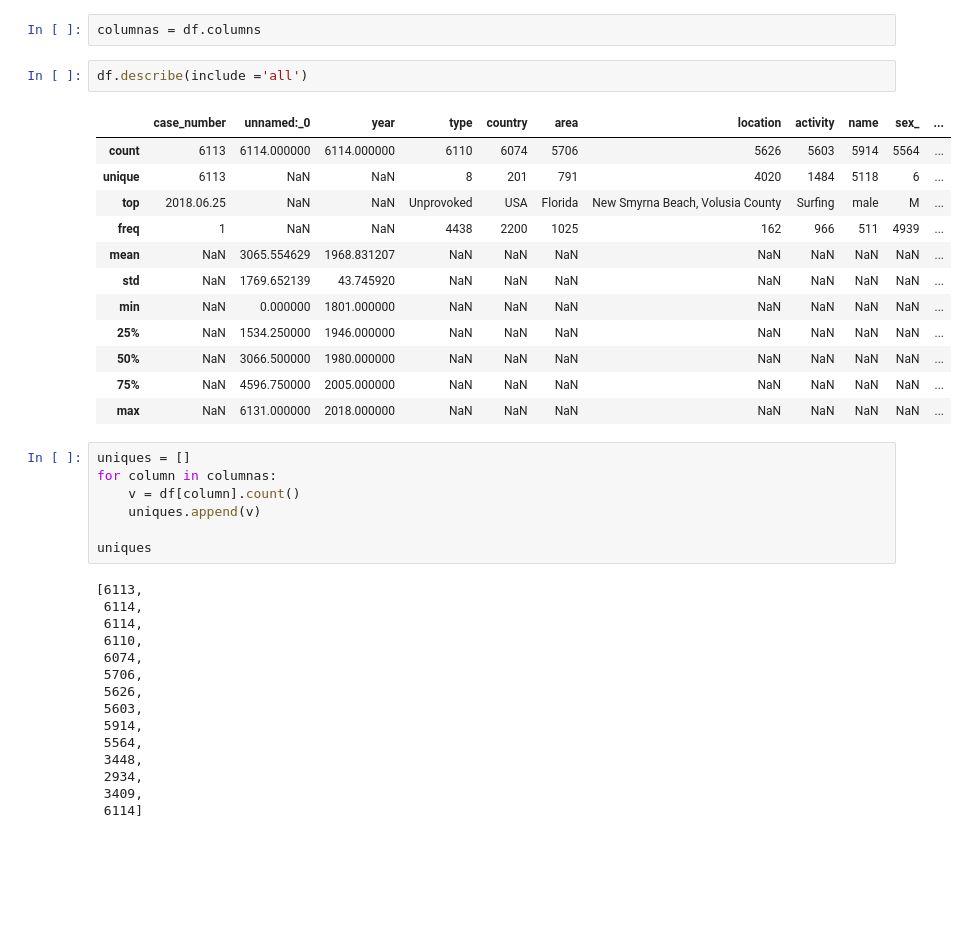
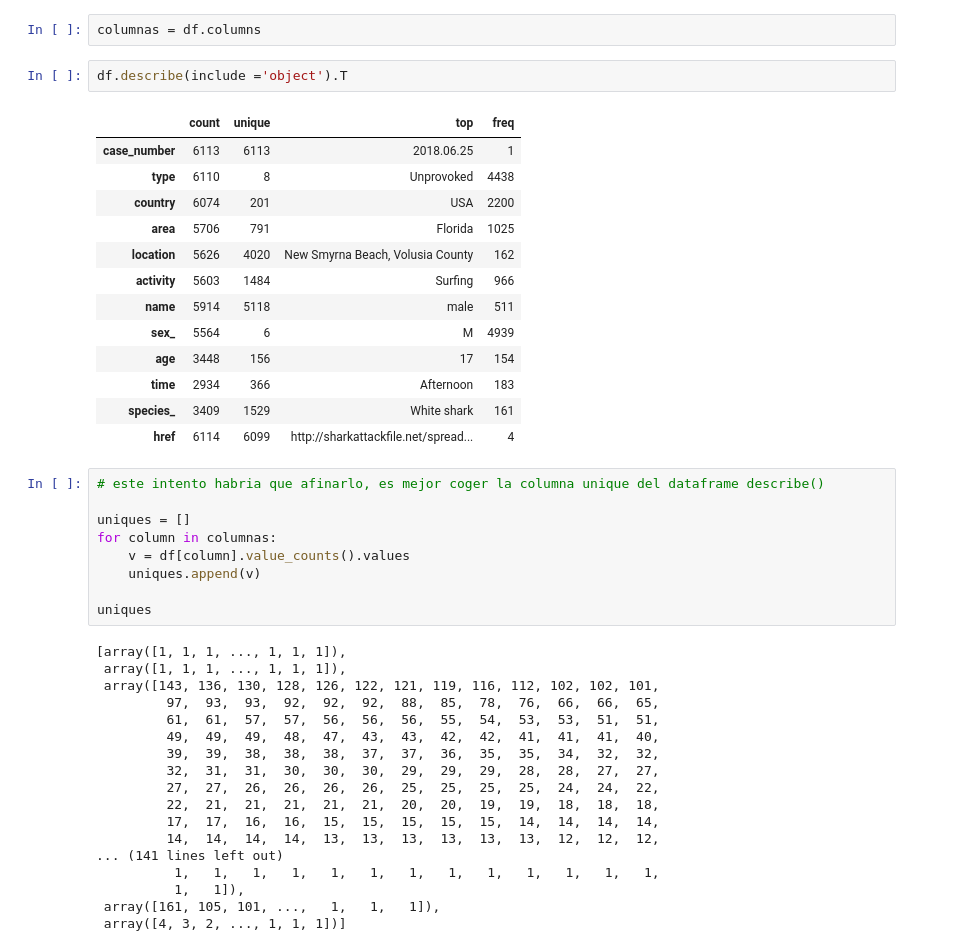
Before and after one commit to Adalab/DA-promo-b-modulo2-sprint-1-Antoanela-Chloe, a Jupyter notebook: visualizacion/pp-python-modulo-2-sprint-1-visualizacion-ejercicio-1-matplotlib1.ipynb, the cells around one changed output. Drawn from its saved outputs; the diff is of its cells as text; blank space fills up the shorter version.

```diff
--- a/visualizacion/pp-python-modulo-2-sprint-1-visualizacion-ejercicio-1-matplotlib1.ipynb
+++ b/visualizacion/pp-python-modulo-2-sprint-1-visualizacion-ejercicio-1-matplotlib1.ipynb
@@ -62,39 +62,45 @@ plt.show()
 # %%
 columnas = df.columns
 # %%
-df.describe(include ='all')
+df.describe(include ='object').T
 # %% [output]
-|  | case_number | unnamed:_0 | year | type | country | area | location | activity | name | sex_ | ... |
-| count | 6113 | 6114.000000 | 6114.000000 | 6110 | 6074 | 5706 | 5626 | 5603 | 5914 | 5564 | ... |
-| unique | 6113 | NaN | NaN | 8 | 201 | 791 | 4020 | 1484 | 5118 | 6 | ... |
-| top | 2018.06.25 | NaN | NaN | Unprovoked | USA | Florida | New Smyrna Beach, Volusia County | Surfing | male | M | ... |
-| freq | 1 | NaN | NaN | 4438 | 2200 | 1025 | 162 | 966 | 511 | 4939 | ... |
-| mean | NaN | 3065.554629 | 1968.831207 | NaN | NaN | NaN | NaN | NaN | NaN | NaN | ... |
-| std | NaN | 1769.652139 | 43.745920 | NaN | NaN | NaN | NaN | NaN | NaN | NaN | ... |
-| min | NaN | 0.000000 | 1801.000000 | NaN | NaN | NaN | NaN | NaN | NaN | NaN | ... |
-| 25% | NaN | 1534.250000 | 1946.000000 | NaN | NaN | NaN | NaN | NaN | NaN | NaN | ... |
-| 50% | NaN | 3066.500000 | 1980.000000 | NaN | NaN | NaN | NaN | NaN | NaN | NaN | ... |
-| 75% | NaN | 4596.750000 | 2005.000000 | NaN | NaN | NaN | NaN | NaN | NaN | NaN | ... |
-| max | NaN | 6131.000000 | 2018.000000 | NaN | NaN | NaN | NaN | NaN | NaN | NaN | ... |
+|  | count | unique | top | freq |
+| case_number | 6113 | 6113 | 2018.06.25 | 1 |
+| type | 6110 | 8 | Unprovoked | 4438 |
+| country | 6074 | 201 | USA | 2200 |
+| area | 5706 | 791 | Florida | 1025 |
+| location | 5626 | 4020 | New Smyrna Beach, Volusia County | 162 |
+| activity | 5603 | 1484 | Surfing | 966 |
+| name | 5914 | 5118 | male | 511 |
+| sex_ | 5564 | 6 | M | 4939 |
+| age | 3448 | 156 | 17 | 154 |
+| time | 2934 | 366 | Afternoon | 183 |
+| species_ | 3409 | 1529 | White shark | 161 |
+| href | 6114 | 6099 | http://sharkattackfile.net/spread... | 4 |
 # %%
+# este intento habria que afinarlo, es mejor coger la columna unique del dataframe describe()
+
 uniques = []
 for column in columnas:
-    v = df[column].count()
+    v = df[column].value_counts().values
     uniques.append(v)
 
 uniques
 # %% [output]
-[6113,
- 6114,
- 6114,
- 6110,
- 6074,
- 5706,
- 5626,
- 5603,
- 5914,
- 5564,
- 3448,
- 2934,
- 3409,
- 6114]
+[array([1, 1, 1, ..., 1, 1, 1]),
+ array([1, 1, 1, ..., 1, 1, 1]),
+ array([143, 136, 130, 128, 126, 122, 121, 119, 116, 112, 102, 102, 101,
+         97,  93,  93,  92,  92,  92,  88,  85,  78,  76,  66,  66,  65,
+         61,  61,  57,  57,  56,  56,  56,  55,  54,  53,  53,  51,  51,
+         49,  49,  49,  48,  47,  43,  43,  42,  42,  41,  41,  41,  40,
+         39,  39,  38,  38,  38,  37,  37,  36,  35,  35,  34,  32,  32,
+         32,  31,  31,  30,  30,  30,  29,  29,  29,  28,  28,  27,  27,
+         27,  27,  26,  26,  26,  26,  25,  25,  25,  25,  24,  24,  22,
+         22,  21,  21,  21,  21,  21,  20,  20,  19,  19,  18,  18,  18,
+         17,  17,  16,  16,  15,  15,  15,  15,  15,  14,  14,  14,  14,
+         14,  14,  14,  14,  13,  13,  13,  13,  13,  13,  12,  12,  12,
+... (141 lines left out)
+          1,   1,   1,   1,   1,   1,   1,   1,   1,   1,   1,   1,   1,
+          1,   1]),
+ array([161, 105, 101, ...,   1,   1,   1]),
+ array([4, 3, 2, ..., 1, 1, 1])]
```
Also changed, not shown: parts of 14 cells of this notebook, 6 other files.
